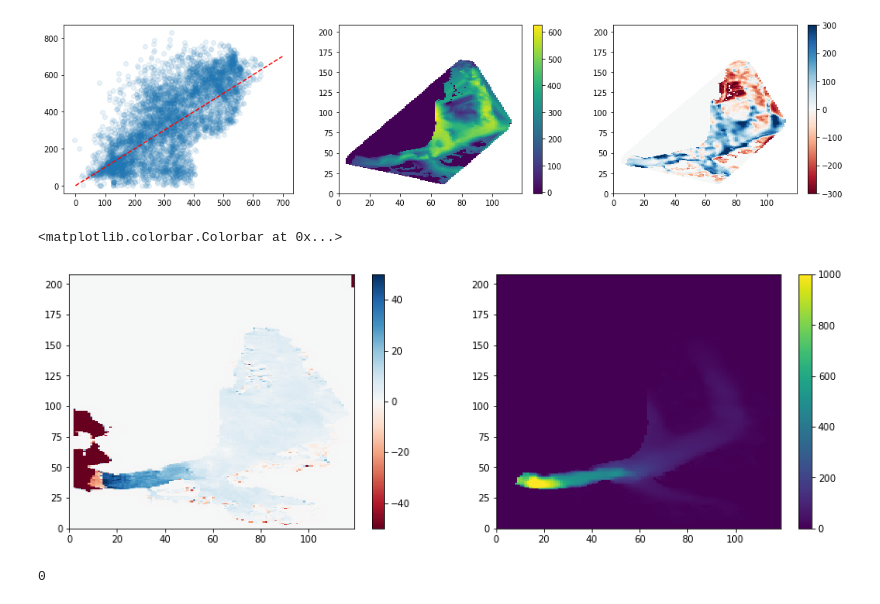
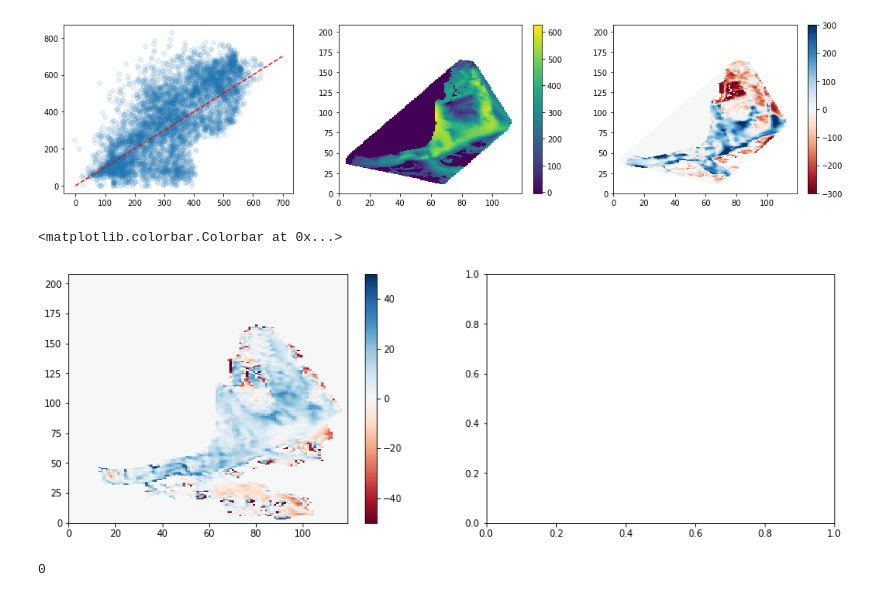
Before and after one commit to hahohe1892/thick_inv, a Jupyter notebook: auto_analysis.ipynb, the cells around one changed output. Cells and saved outputs as stored; diff of their text form; code cells hidden in the pictures.

```diff
--- a/auto_analysis.ipynb
+++ b/auto_analysis.ipynb
@@ -34,5 +23,5 @@ from model import *
 # %%
-with open('./auto_data/Kronebreen_auto_1420_it_parameters.p_friction_1000_it_fields.vel_mes_it_parameters.pmax_4996__0.pkl', 'rb') as inp:
+with open('./auto_data/Kronebreen_auto_1420_it_parameters.p_friction_500_it_fields.vel_mes_it_parameters.pmax_3000_it_parameters.delta_surf_0.05__0.pkl', 'rb') as inp:
     md = pickle.load(inp)
 # %%
 print(md.warnings)
@@ -349,16 +327,12 @@ data.build_input()
 # %%
-#u = md.it_products.u_mod
-#v = md.it_products.v_mod
-#vel = md.it_products.vel_mod
-
 fig, ax = plt.subplots(1,2, figsize=(15,5))
-field = ax[0].pcolor(md.it_fields.S_ref-data.dhdt1, vmin = -50, vmax=50, cmap='RdBu')
-field1= ax[1].pcolor(data.vel_Jack*data.mask, vmin = 0, vmax = 1e3)
+field = ax[0].pcolor(md.it_fields.S_rec - md.it_fields.S_ref, vmin = -50, vmax=50, cmap='RdBu')
+#field1= ax[1].pcolor(data.vel_Jack*data.mask, vmin = 0, vmax = 1e3)
 fig.colorbar(field, ax = ax[0])
-fig.colorbar(field1, ax = ax[1])
+#fig.colorbar(field1, ax = ax[1])
 # %% [output]
 <matplotlib.colorbar.Colorbar at 0x...>
-[figure, old version]
+[figure, new version]
 # %%
 data = input_data()
 data.build_input()
```
Also changed, not shown: parts of 13 cells of this notebook, 2 other files.
